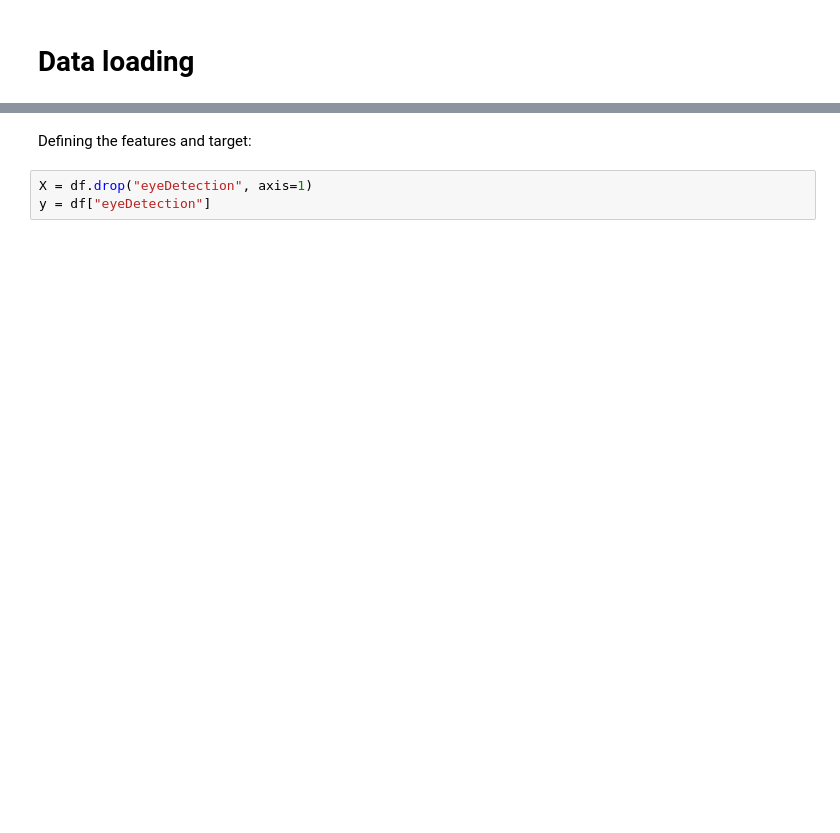
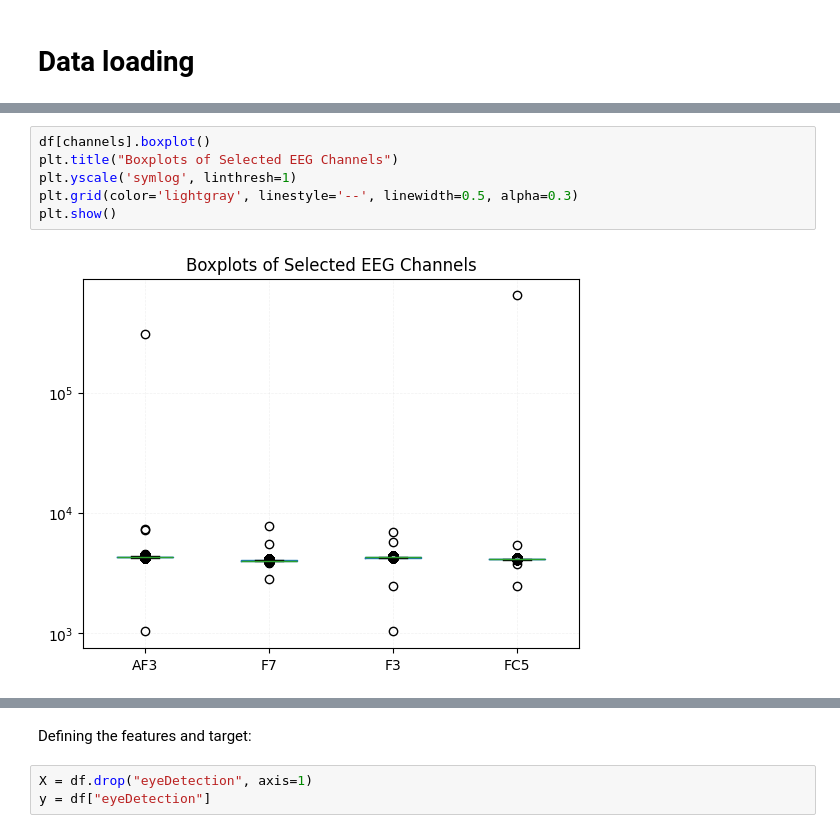
Before and after one commit to heloisa-paterno/eeg-eye-state, a Jupyter notebook: eye_state_from_eeg.ipynb, the cells around one changed output, grey strips where cells are left out. Drawn from its saved outputs; the diff is of its cells as text; blank space fills up the shorter version.

```diff
--- a/eye_state_from_eeg.ipynb
+++ b/eye_state_from_eeg.ipynb
@@ -83,0 +106,8 @@ The dataset was approximately balanced across classes.
+# %%
+df[channels].boxplot()
+plt.title("Boxplots of Selected EEG Channels")
+plt.yscale('symlog', linthresh=1)
+plt.grid(color='lightgray', linestyle='--', linewidth=0.5, alpha=0.3)
+plt.show()
+# %% [output]
+[figure, added]
```
Also changed, not shown: parts of 67 cells of this notebook.
